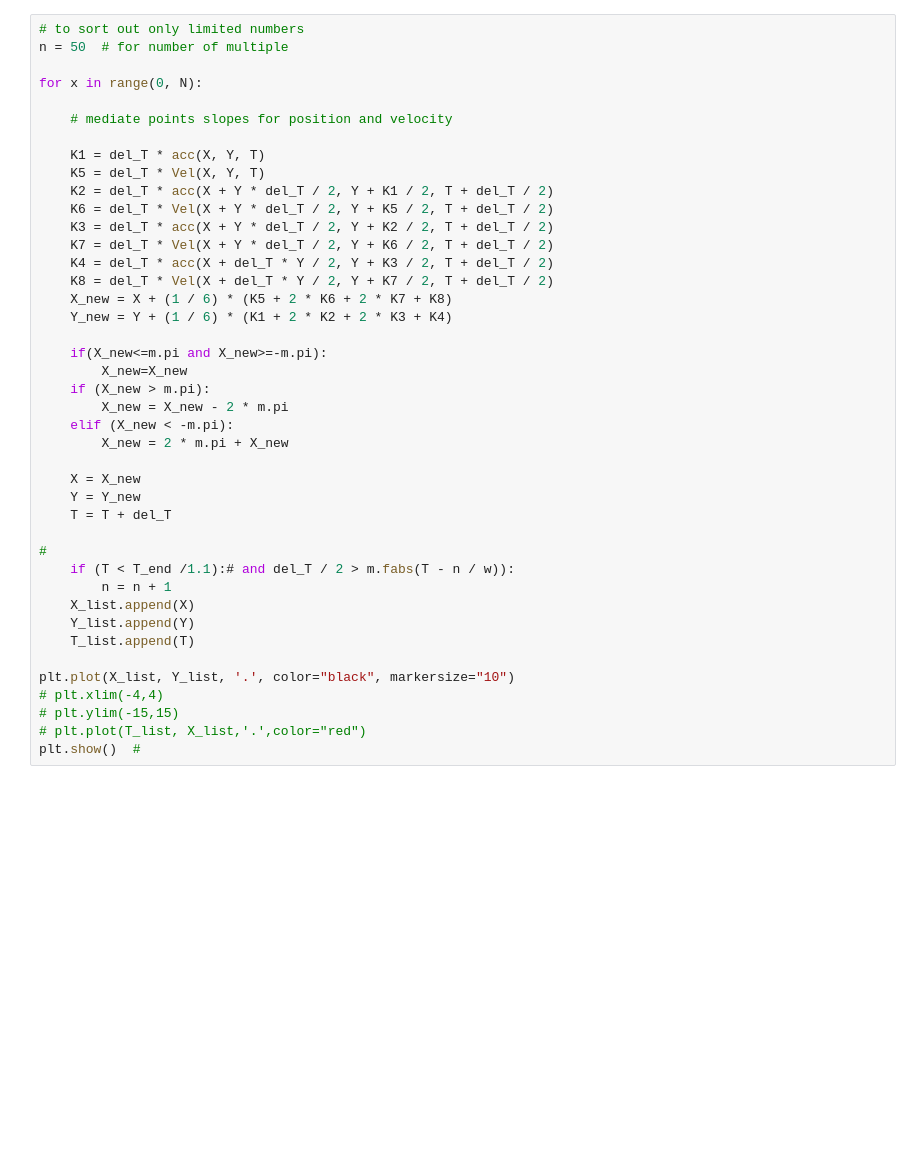
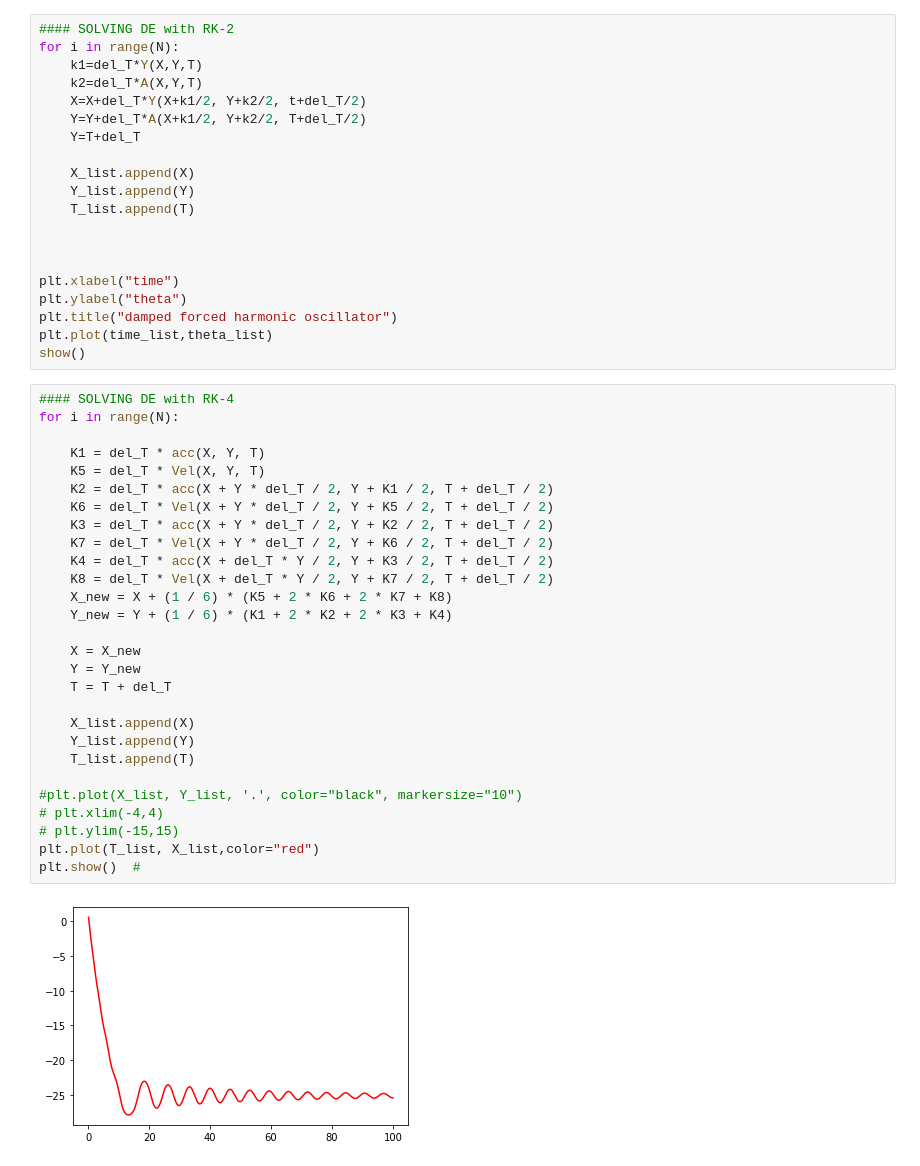
Before and after one commit to tornadiego/ODE, a Jupyter notebook: ODE.ipynb, the cells around one changed output. Cells and saved outputs as stored; diff of their text form; blank space fills up the shorter version.

```diff
--- a/ODE.ipynb
+++ b/ODE.ipynb
@@ -225,42 +297,50 @@ Y_list = []
+# %%
+#### SOLVING DE with RK-2
+for i in range(N):
+    k1=del_T*Y(X,Y,T)
+    k2=del_T*A(X,Y,T)
+    X=X+del_T*Y(X+k1/2, Y+k2/2, t+del_T/2)
+    Y=Y+del_T*A(X+k1/2, Y+k2/2, T+del_T/2)
+    Y=T+del_T
+
+    X_list.append(X)
+    Y_list.append(Y)
+    T_list.append(T)
+
+
+
+plt.xlabel("time")
+plt.ylabel("theta")
+plt.title("damped forced harmonic oscillator")
+plt.plot(time_list,theta_list)
+show()
 # %%
-# to sort out only limited numbers
-n = 50  # for number of multiple
-
-for x in range(0, N):
-
-    # mediate points slopes for position and velocity
+#### SOLVING DE with RK-4
+for i in range(N):
 
     K1 = del_T * acc(X, Y, T)
     K5 = del_T * Vel(X, Y, T)
     K2 = del_T * acc(X + Y * del_T / 2, Y + K1 / 2, T + del_T / 2)
     K6 = del_T * Vel(X + Y * del_T / 2, Y + K5 / 2, T + del_T / 2)
     K3 = del_T * acc(X + Y * del_T / 2, Y + K2 / 2, T + del_T / 2)
     K7 = del_T * Vel(X + Y * del_T / 2, Y + K6 / 2, T + del_T / 2)
     K4 = del_T * acc(X + del_T * Y / 2, Y + K3 / 2, T + del_T / 2)
     K8 = del_T * Vel(X + del_T * Y / 2, Y + K7 / 2, T + del_T / 2)
     X_new = X + (1 / 6) * (K5 + 2 * K6 + 2 * K7 + K8)
     Y_new = Y + (1 / 6) * (K1 + 2 * K2 + 2 * K3 + K4)
 
-    if(X_new<=m.pi and X_new>=-m.pi):
-        X_new=X_new
-    if (X_new > m.pi):
-        X_new = X_new - 2 * m.pi
-    elif (X_new < -m.pi):
-        X_new = 2 * m.pi + X_new
-
     X = X_new
     Y = Y_new
     T = T + del_T
 
-#
-    if (T < T_end /1.1):# and del_T / 2 > m.fabs(T - n / w)):
-        n = n + 1
     X_list.append(X)
     Y_list.append(Y)
     T_list.append(T)
 
-plt.plot(X_list, Y_list, '.', color="black", markersize="10")
+#plt.plot(X_list, Y_list, '.', color="black", markersize="10")
 # plt.xlim(-4,4)
 # plt.ylim(-15,15)
-# plt.plot(T_list, X_list,'.',color="red")
+plt.plot(T_list, X_list,color="red")
 plt.show()  #
+# %% [output]
+[figure, added]
```
Also changed, not shown: parts of 12 cells of this notebook.
